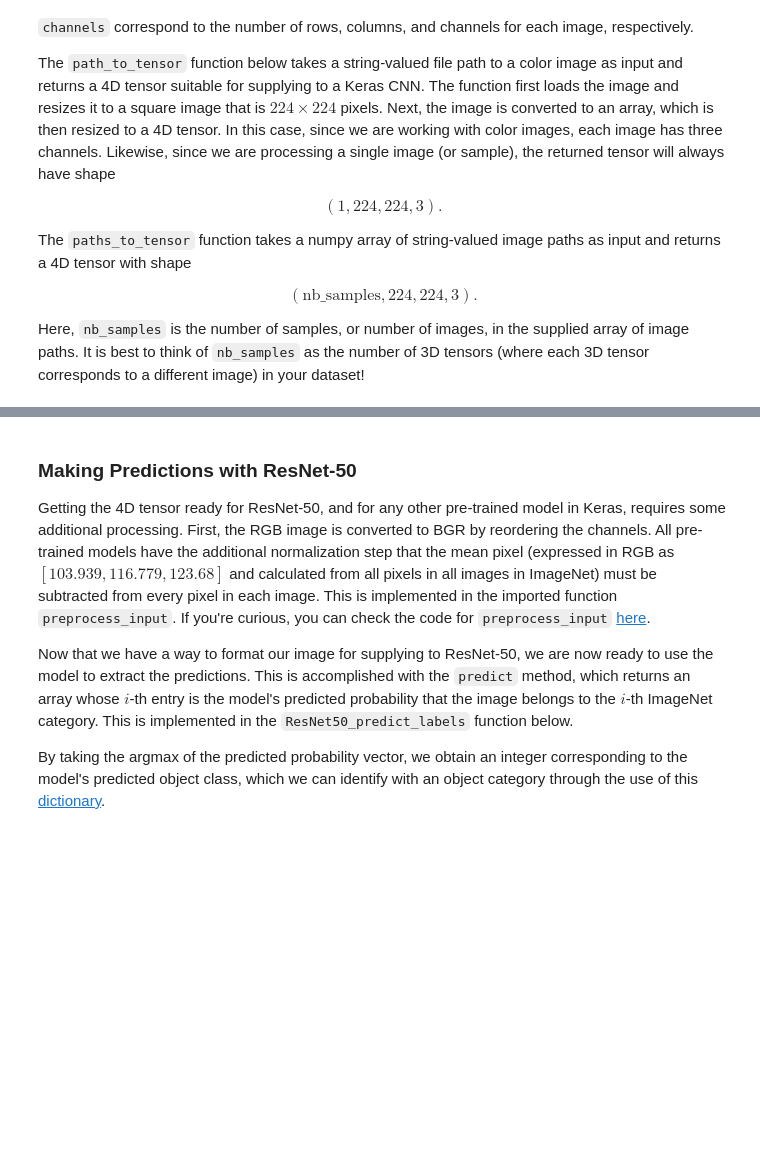
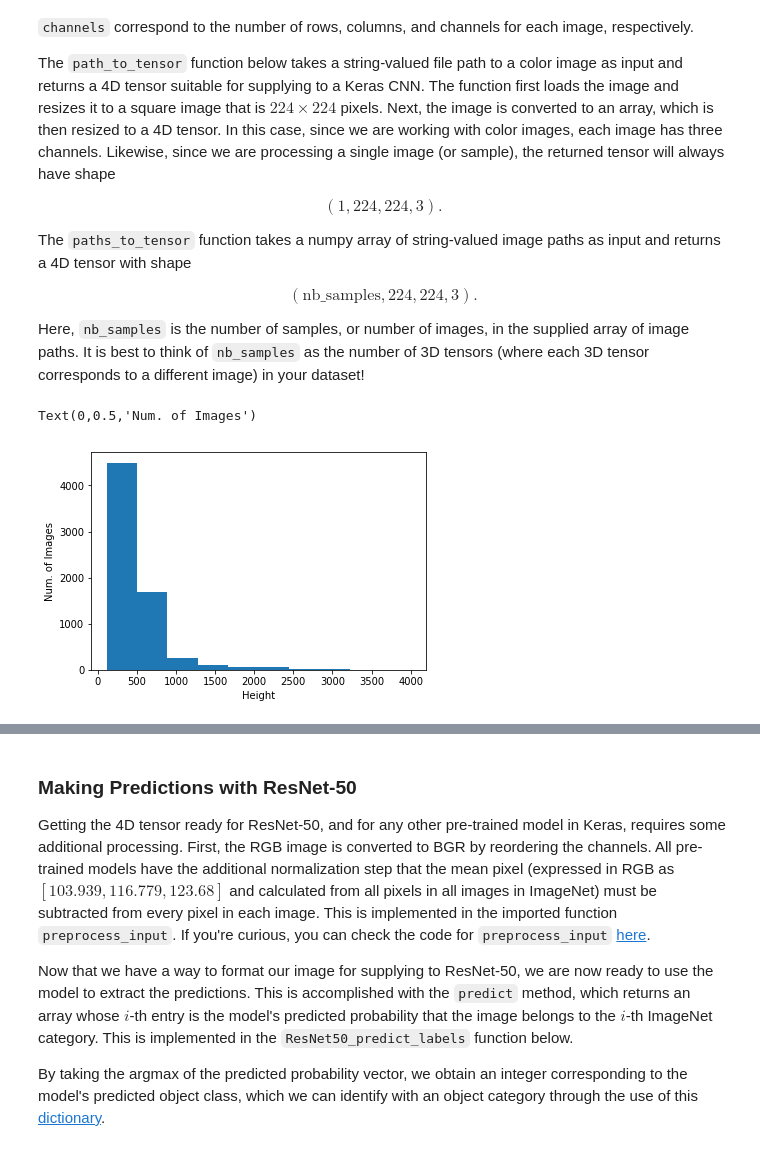
Before and after one commit to mohannad44/Dog-breeds-classification, a Jupyter notebook: dog_app.ipynb, the cells around one changed output, grey strips where cells are left out. Drawn from its saved outputs; the diff is of its cells as text; code cells hidden in the pictures; blank space fills up the shorter version.

```diff
--- a/dog_app.ipynb
+++ b/dog_app.ipynb
@@ -242,3 +286,19 @@ $$
 $$
 
 Here, `nb_samples` is the number of samples, or number of images, in the supplied array of image paths.  It is best to think of `nb_samples` as the number of 3D tensors (where each 3D tensor corresponds to a different image) in your dataset!
+# %%
+from keras.preprocessing import image
+widths = []
+heights = []
+for img_path in train_files:
+    img = image.load_img(img_path)
+    heights.append(img.height)
+    widths.append(img.width)
+# %%
+plt.figure()
+plt.hist(heights)
+plt.xlabel('Height')
+plt.ylabel('Num. of Images')
+# %% [output]
+Text(0,0.5,'Num. of Images')
+[figure, added]
```
Also changed, not shown: parts of 10 cells of this notebook.
